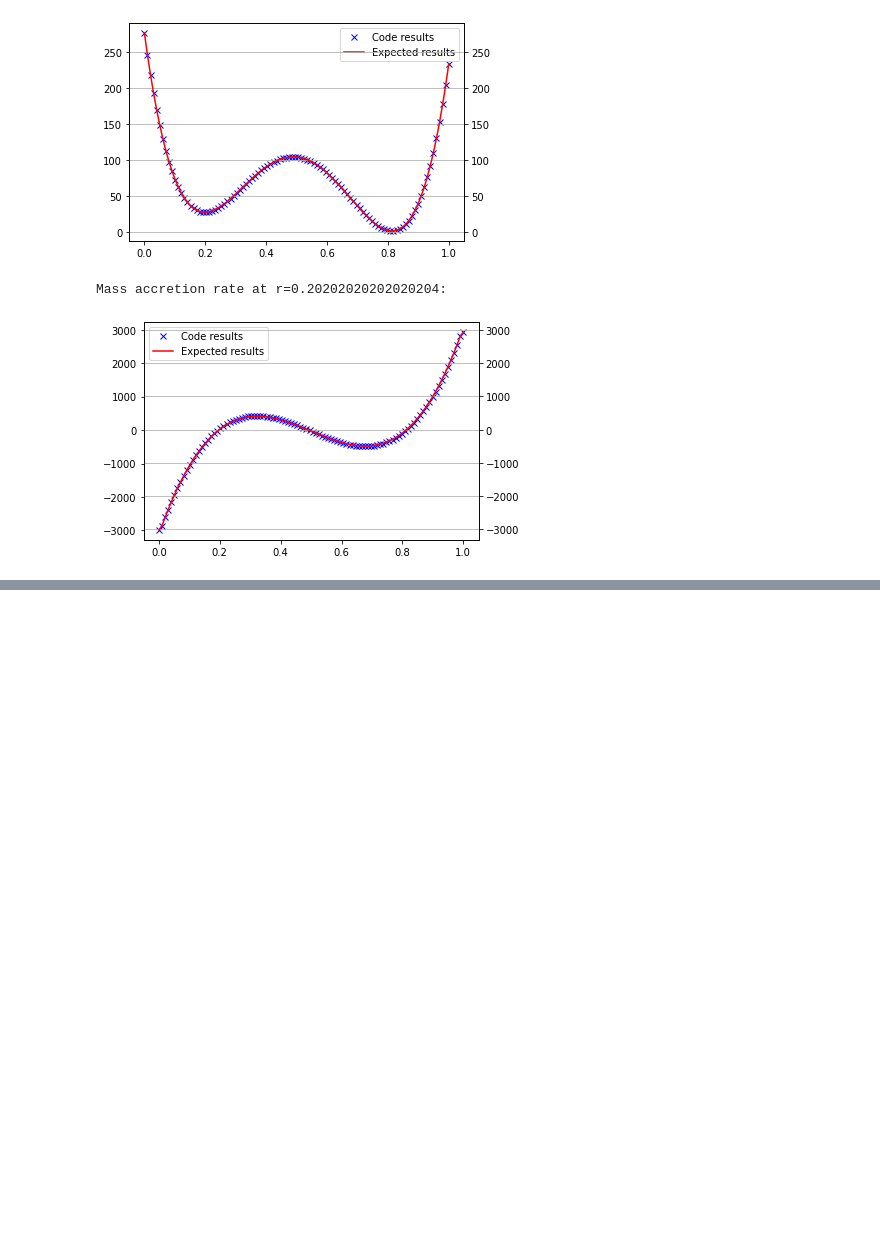
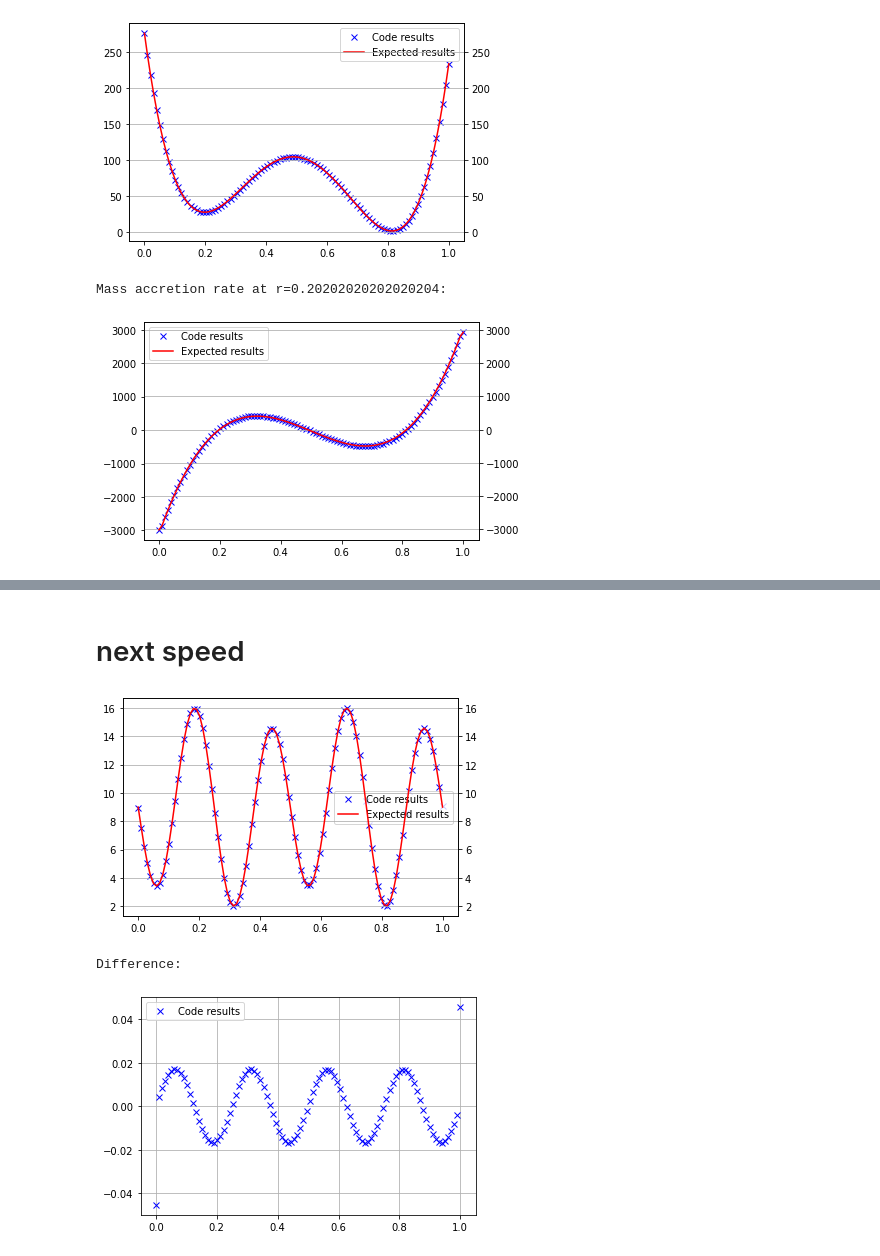
Before and after one commit to LeiRoF/M1-Evolution_of_Prestellar_Core, a Jupyter notebook: docs/tests.ipynb, the cells around one changed output, grey strips where cells are left out. Saved outputs shown, nothing was run; the diff lists cells and outputs as text; code cells hidden in the pictures; blank space fills up the shorter version.

```diff
--- a/docs/tests.ipynb
+++ b/docs/tests.ipynb
@@ -177,0 +180,24 @@ Mass accretion rate at r=0.20202020202020204:
+# %% [markdown]
+# next speed
+# %%
+N = 100
+cs = 3 # random value
+dt = 1
+G = 6.67408e-8 #  Gravitational constant [cm3.g-1.s-2]
+r,dr = linspace(0,1,N,retstep=True)
+rho = exp(-r)
+v = sin(r*4*pi)
+
+dv = 4*pi*cos(r*4*pi)
+drho = -exp(-r)
+
+next_v = v + (-v*dv - cs**2/rho * drho + 4 * pi * G * rho) * dt
+
+res = loadtxt("../results/unitary_test/next_speed.dat")
+plot(r, res, next_v)
+print("Difference:")
+plot(r, res-next_v)
+# %% [output]
+[figure, added]
+Difference:
+[figure, added]
```
Also changed, not shown: parts of 10 cells of this notebook, 2 other files.
